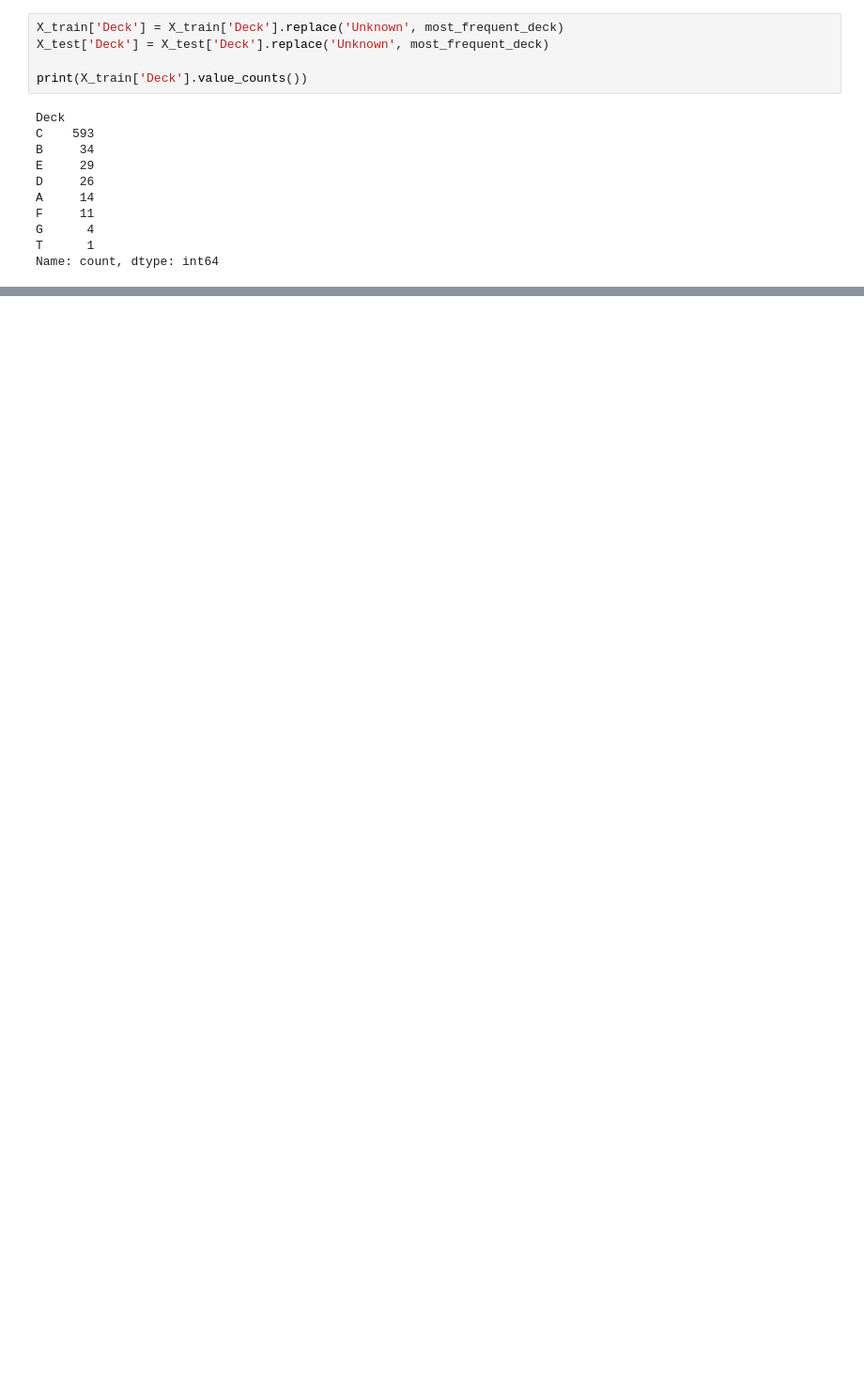
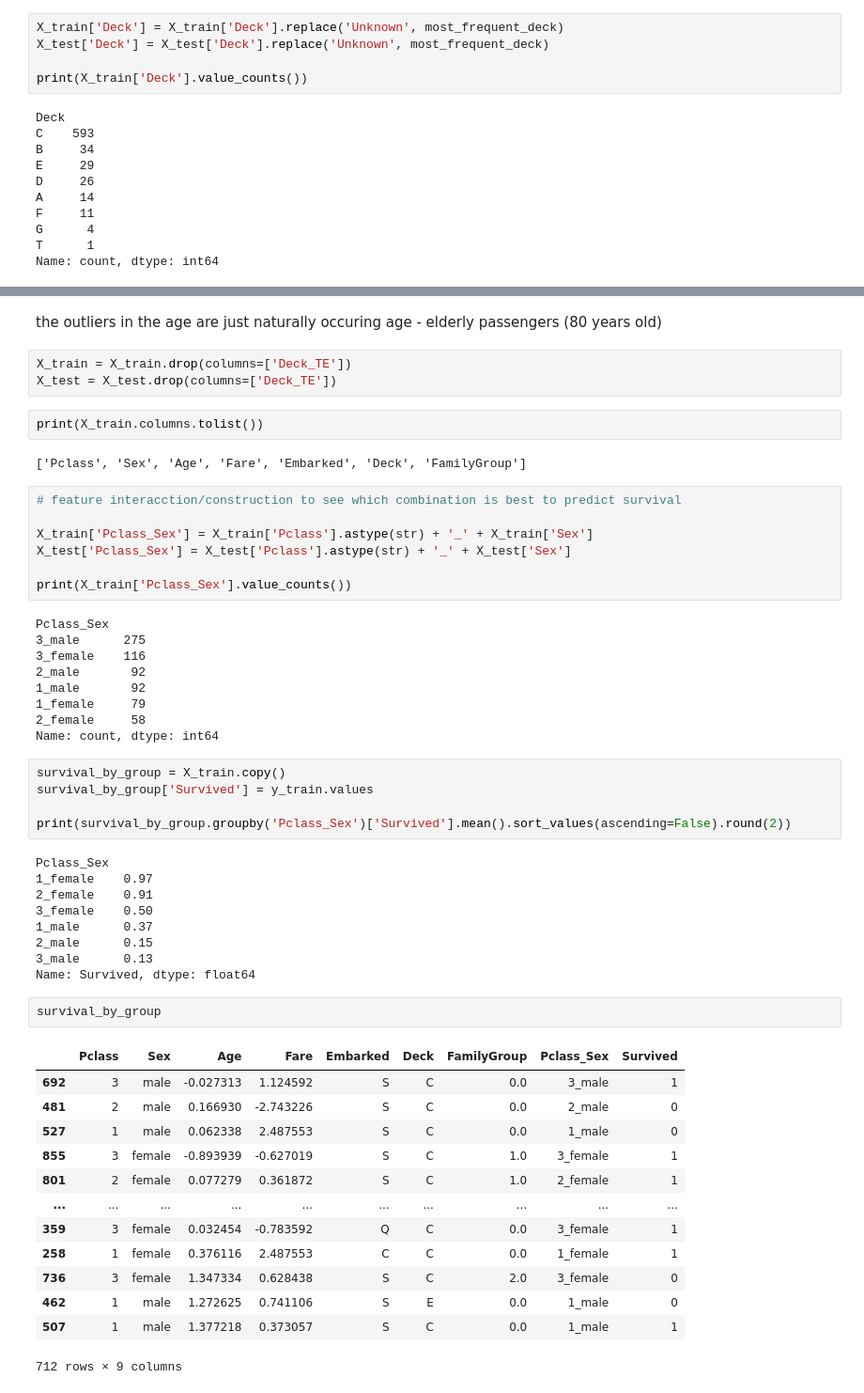
Before and after one commit to nevilsolanki26-afk/applied-feature-engineering, a Jupyter notebook: notebooks/02_titanic.ipynb, the cells around one changed output, grey strips where cells are left out. Shown at 94% size. Saved outputs shown, nothing was run; the diff lists cells and outputs as text; blank space fills up the shorter version.

```diff
--- a/notebooks/02_titanic.ipynb
+++ b/notebooks/02_titanic.ipynb
@@ -561,0 +617,55 @@ Name: count, dtype: int64
+# %% [markdown]
+the outliers in the age are just naturally occuring age - elderly passengers (80 years old)
+# %%
+X_train = X_train.drop(columns=['Deck_TE'])
+X_test = X_test.drop(columns=['Deck_TE'])
+# %%
+print(X_train.columns.tolist())
+# %% [output]
+['Pclass', 'Sex', 'Age', 'Fare', 'Embarked', 'Deck', 'FamilyGroup']
+# %%
+# feature interacction/construction to see which combination is best to predict survival
+
+X_train['Pclass_Sex'] = X_train['Pclass'].astype(str) + '_' + X_train['Sex']
+X_test['Pclass_Sex'] = X_test['Pclass'].astype(str) + '_' + X_test['Sex']
+
+print(X_train['Pclass_Sex'].value_counts())
+# %% [output]
+Pclass_Sex
+3_male      275
+3_female    116
+2_male       92
+1_male       92
+1_female     79
+2_female     58
+Name: count, dtype: int64
+# %%
+survival_by_group = X_train.copy()
+survival_by_group['Survived'] = y_train.values
+
+print(survival_by_group.groupby('Pclass_Sex')['Survived'].mean().sort_values(ascending=False).round(2))
+# %% [output]
+Pclass_Sex
+1_female    0.97
+2_female    0.91
+3_female    0.50
+1_male      0.37
+2_male      0.15
+3_male      0.13
+Name: Survived, dtype: float64
+# %%
+survival_by_group
+# %% [output]
+|  | Pclass | Sex | Age | Fare | Embarked | Deck | FamilyGroup | Pclass_Sex | Survived |
+| 692 | 3 | male | -0.027313 | 1.124592 | S | C | 0.0 | 3_male | 1 |
+| 481 | 2 | male | 0.166930 | -2.743226 | S | C | 0.0 | 2_male | 0 |
+| 527 | 1 | male | 0.062338 | 2.487553 | S | C | 0.0 | 1_male | 0 |
+| 855 | 3 | female | -0.893939 | -0.627019 | S | C | 1.0 | 3_female | 1 |
+| 801 | 2 | female | 0.077279 | 0.361872 | S | C | 1.0 | 2_female | 1 |
+| ... | ... | ... | ... | ... | ... | ... | ... | ... | ... |
+| 359 | 3 | female | 0.032454 | -0.783592 | Q | C | 0.0 | 3_female | 1 |
+| 258 | 1 | female | 0.376116 | 2.487553 | C | C | 0.0 | 1_female | 1 |
+| 736 | 3 | female | 1.347334 | 0.628438 | S | C | 2.0 | 3_female | 0 |
+| 462 | 1 | male | 1.272625 | 0.741106 | S | E | 0.0 | 1_male | 0 |
+| 507 | 1 | male | 1.377218 | 0.373057 | S | C | 0.0 | 1_male | 1 |
+712 rows × 9 columns
```
Also changed, not shown: parts of 19 cells of this notebook.
